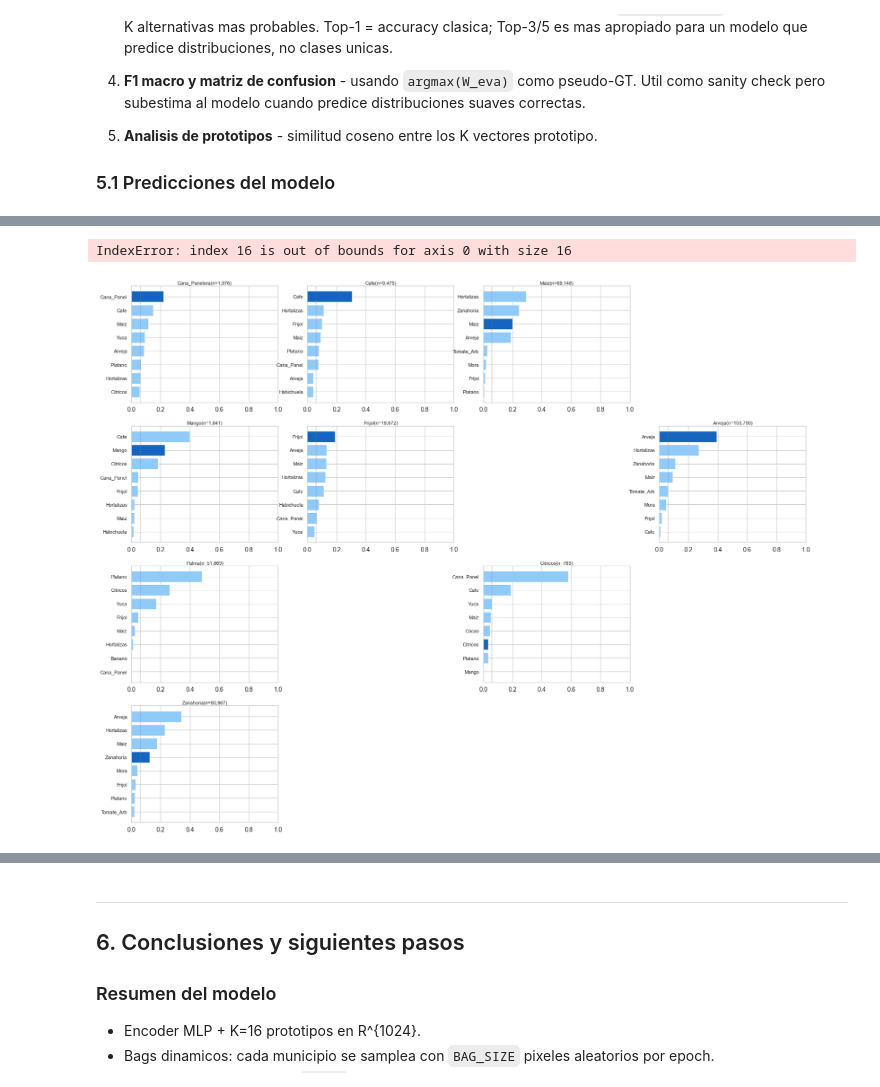
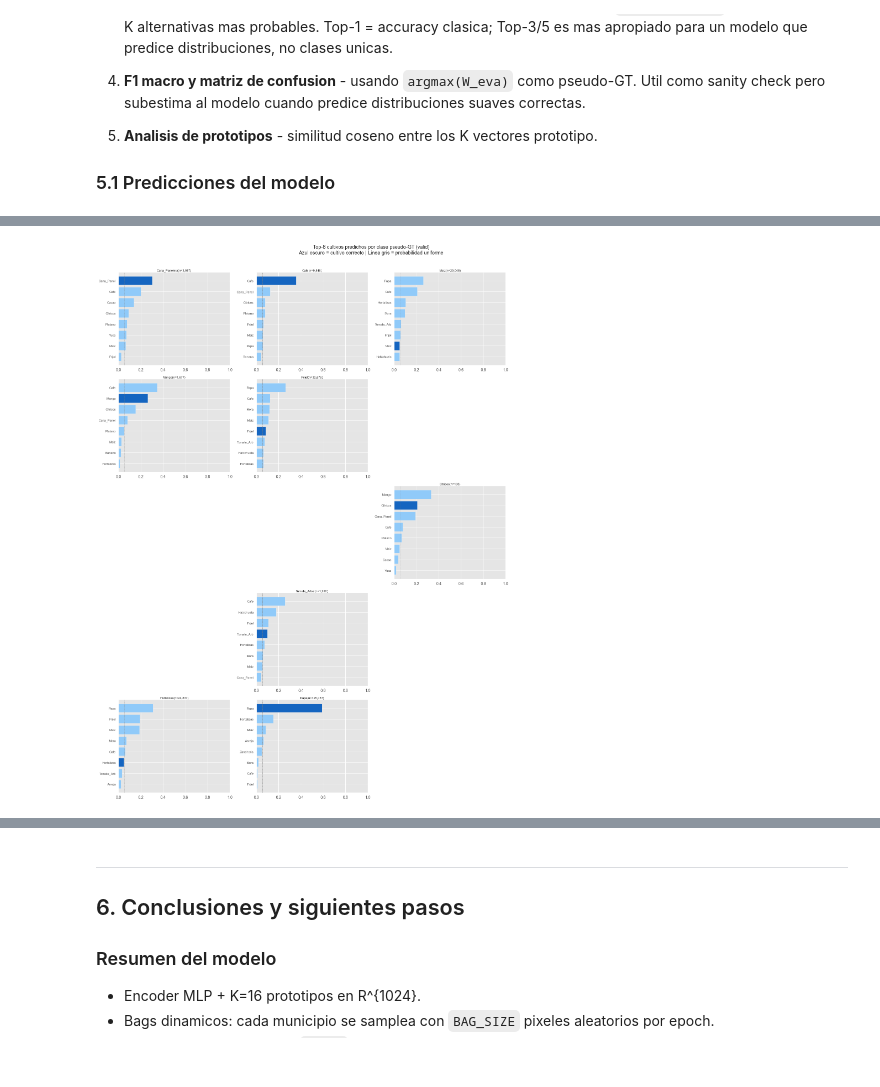
Before and after one commit to rquiroga83/agromodel, a Jupyter notebook: modelado/CRISP_DM_AgroPlus_LLP_Co_V1.ipynb, the cells around one changed output, grey strips where cells are left out. Saved outputs shown, nothing was run; the diff lists cells and outputs as text; code cells hidden in the pictures.

```diff
--- a/modelado/CRISP_DM_AgroPlus_LLP_Co_V1.ipynb
+++ b/modelado/CRISP_DM_AgroPlus_LLP_Co_V1.ipynb
@@ -355,19 +352,21 @@ ndvi_integral     -497389.0620 391488.0310 -1799820.0000 -599894.5000 -299925.14
 Filtrar a `fuente=='eva_municipal'`, construir W_norm (16 clases, sin Papa ni No_apto ni Otros_cultivos),
 reclasificar pixeles con argmax=Otros_cultivos via argmax(W_L2), y armar bags por municipio.
 # %%
-# === Filtrar a L2 EVA: mantener pixeles con masa util en 16 clases L2 ===
-df_l2 = df_raw[df_raw['fuente'] == 'eva_municipal'].copy()
-print(f"L2 EVA total: {len(df_l2):,} pixeles")
-
-# Descartar pixeles cuyo cultivo argmax era Otros_cultivos
-#df_l2 = df_l2[df_l2['cultivo'] != 'Otros_cultivos'].reset_index(drop=True)
+# === Filtrar a L2: EVA municipal + monitoreo UPRA ===
+# - eva_municipal: distribucion blanda EVA (senal LLP)
+# - monitoreo: pixeles UPRA con prob_* EVA y etiqueta dura Papa
+#              en columnas 'fuente'/'cultivo' (para validacion externa)
+# Se excluye noapto_proxy (cubierto por L3).
+FUENTES_L2 = {'eva_municipal', 'monitoreo'}
+df_l2 = df_raw[df_raw['fuente'].isin(FUENTES_L2)].copy()
+print(f"L2 total (EVA + monitoreo): {len(df_l2):,} pixeles")
+print(df_l2['fuente'].value_counts().to_string())
+print()
 
 clases_l2_cols = [f'prob_{c}' for c in CLASES_FINALES]
 masa_l2 = df_l2[[c for c in clases_l2_cols if c in df_l2.columns]].sum(axis=1)
 df_l2 = df_l2[masa_l2 >= 0.10].reset_index(drop=True)
 print(f"L2 con masa util >= 10% en clases L2: {len(df_l2):,} pixeles")
-
-print(f"L2 EVA tras filtro de masa: {len(df_l2):,} pixeles")
 print()
 print("Distribucion de cultivo (argmax) en L2 filtrado:")
 print(df_l2['cultivo'].value_counts().to_string())
@@ -880,7 +877,7 @@ TEST_FRAC  = 0.15
 SEED_SPLIT = 42
 
 # Clases que DEBEN aparecer en train aunque sean minoritarias
-CLASES_PRIORITARIAS = ["Palma", "Platano", "Banano", "Tomate_Arbol"]
+CLASES_PRIORITARIAS = ["Papa", "Palma", "Platano", "Banano", "Tomate_Arbol"]
 # Proporcion minima de la clase en algun mun de train para considerarla cubierta
 UMBRAL_COBERTURA = 0.05
 
@@ -1965,45 +1992,52 @@ Cultivo                  n_pix     R@1     R@2     R@3     R@5
 # %%
 # === Distribucion de probabilidades predichas por clase pseudo-GT (valid) ===
 # Para cada cultivo verdadero muestra las top-8 alternativas predichas por el modelo.
+import math
 y_va_pseudo = W_valid.argmax(axis=1)
 
-fig, axes = plt.subplots(4, 4, figsize=(20, 16))
+# Grid dinamico segun K_FINAL (4 columnas, filas variables)
+N_COLS = 4
+N_ROWS = math.ceil(K_FINAL / N_COLS)
+fig, axes = plt.subplots(N_ROWS, N_COLS, figsize=(20, 4 * N_ROWS))
 axes = axes.flatten()
 
 for cls_id in range(K_FINAL):
     ax = axes[cls_id]
     cls_name = inv_catalogo[cls_id]
     mask = y_va_pseudo == cls_id
     n_pix = mask.sum()
 
     if n_pix == 0:
         ax.set_visible(False)
         continue
 
     mean_probs = P_llp_va[mask].mean(axis=0)
     top_idx_plot = np.argsort(mean_probs)[::-1][:8]
     top_names = [inv_catalogo[i][:10] for i in top_idx_plot]
     top_vals = mean_probs[top_idx_plot]
     colors = ["#1565C0" if i == cls_id else "#90CAF9" for i in top_idx_plot]
 
     ax.barh(range(len(top_names)), top_vals, color=colors)
     ax.set_yticks(range(len(top_names)))
     ax.set_yticklabels(top_names, fontsize=8)
     ax.invert_yaxis()
     ax.set_xlim(0, 1)
     ax.set_title(f"{cls_name}(n={n_pix:,})", fontsize=8, pad=2)
     ax.axvline(x=1/K_FINAL, color="gray", linestyle="--", linewidth=0.7, alpha=0.7)
 
+# Ocultar subplots vacios (cuando K_FINAL no llena el grid)
+for j in range(K_FINAL, len(axes)):
+    axes[j].set_visible(False)
+
 plt.suptitle(
-    "Top-8 cultivos predichos por clase pseudo-GT (valid)"
+    "Top-8 cultivos predichos por clase pseudo-GT (valid)\n"
     "Azul oscuro = cultivo correcto | Linea gris = probabilidad uniforme",
     fontsize=13, y=1.01
 )
 plt.tight_layout()
 plt.show()
 # %% [output]
-IndexError: index 16 is out of bounds for axis 0 with size 16
-[figure, old version]
+[figure, new version]
 # %%
 # === Distribucion predicha vs proporciones EVA por municipio (valid) ===
 # Compara la distribucion agregada del modelo con el prior EVA para 6 municipios.
```
Also changed, not shown: parts of 34 cells of this notebook, 7 other files.
